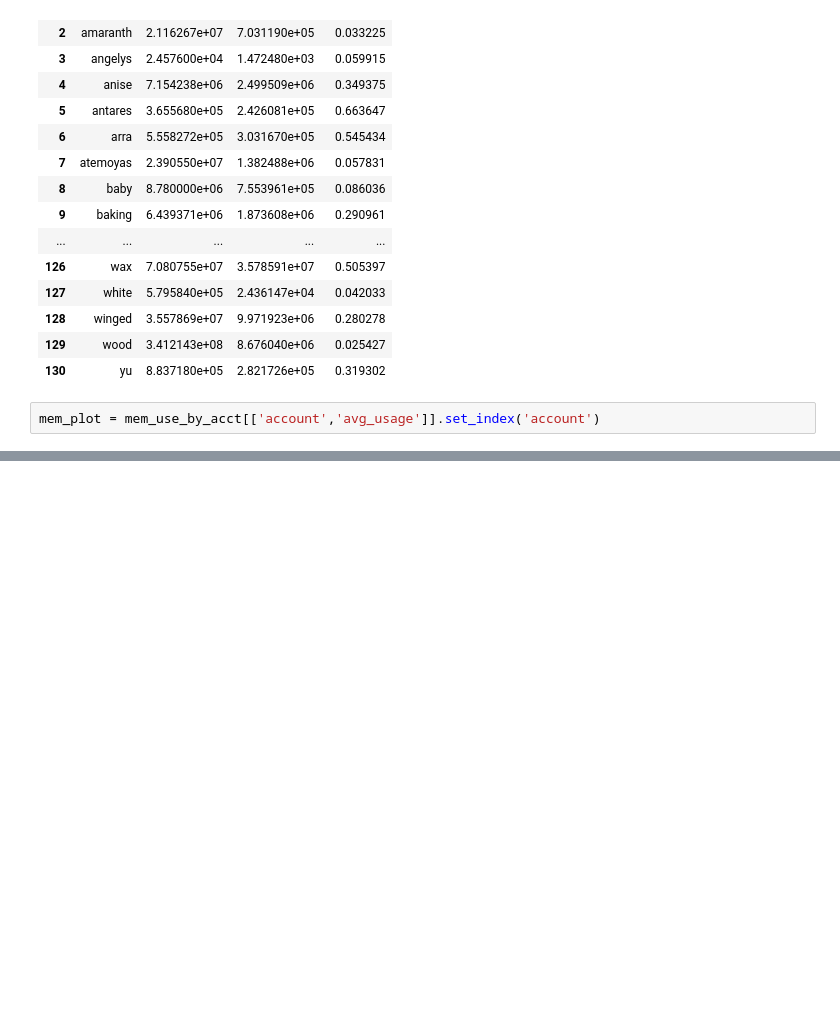
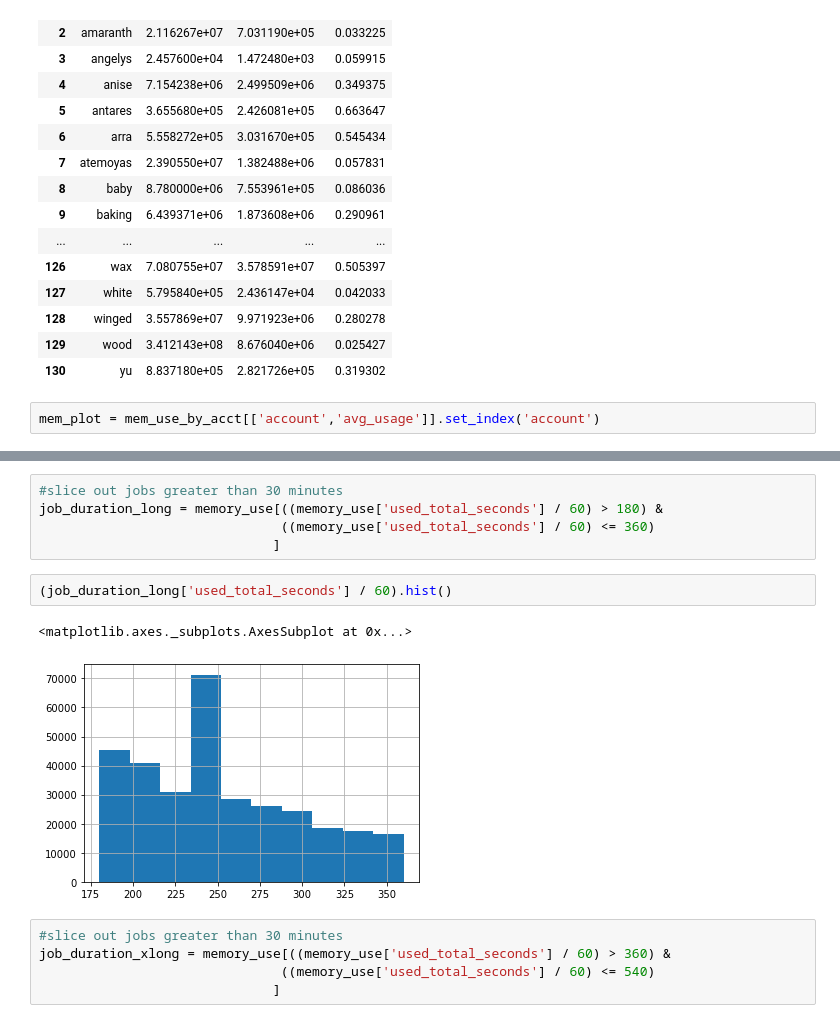
Before and after one commit to nss-data-science-cohort-4/dq2-accre-team-6, a Jupyter notebook: notebooks/04_memory_question.ipynb, the cells around one changed output, grey strips where cells are left out. Drawn from its saved outputs; the diff is of its cells as text; blank space fills up the shorter version.

```diff
--- a/notebooks/04_memory_question.ipynb
+++ b/notebooks/04_memory_question.ipynb
@@ -352,0 +424,15 @@ num_rows
+# %%
+#slice out jobs greater than 30 minutes
+job_duration_long = memory_use[((memory_use['used_total_seconds'] / 60) > 180) &
+                               ((memory_use['used_total_seconds'] / 60) <= 360)
+                              ]
+# %%
+(job_duration_long['used_total_seconds'] / 60).hist()
+# %% [output]
+<matplotlib.axes._subplots.AxesSubplot at 0x...>
+[figure, added]
+# %%
+#slice out jobs greater than 30 minutes
+job_duration_xlong = memory_use[((memory_use['used_total_seconds'] / 60) > 360) &
+                               ((memory_use['used_total_seconds'] / 60) <= 540)
+                              ]
```
Also changed, not shown: parts of 22 cells of this notebook.
